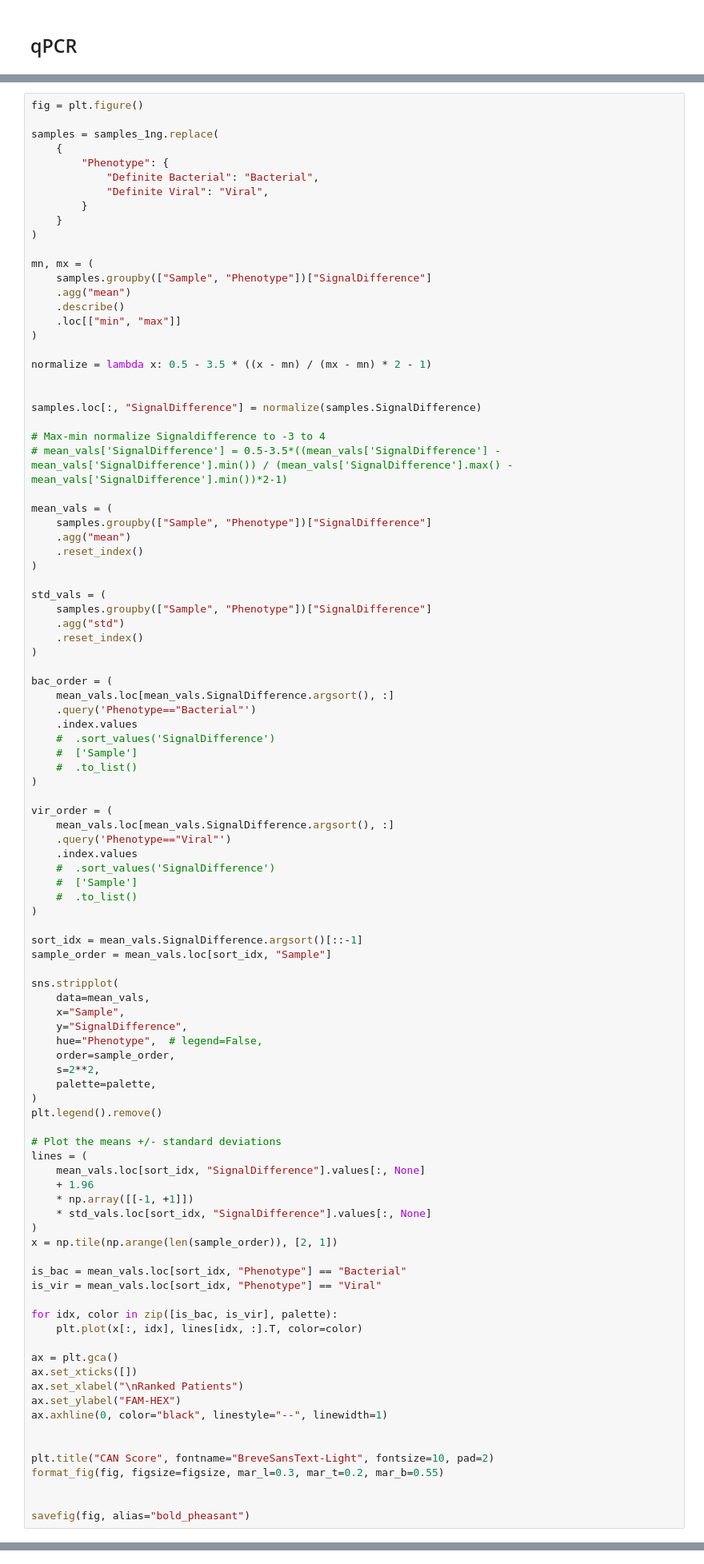
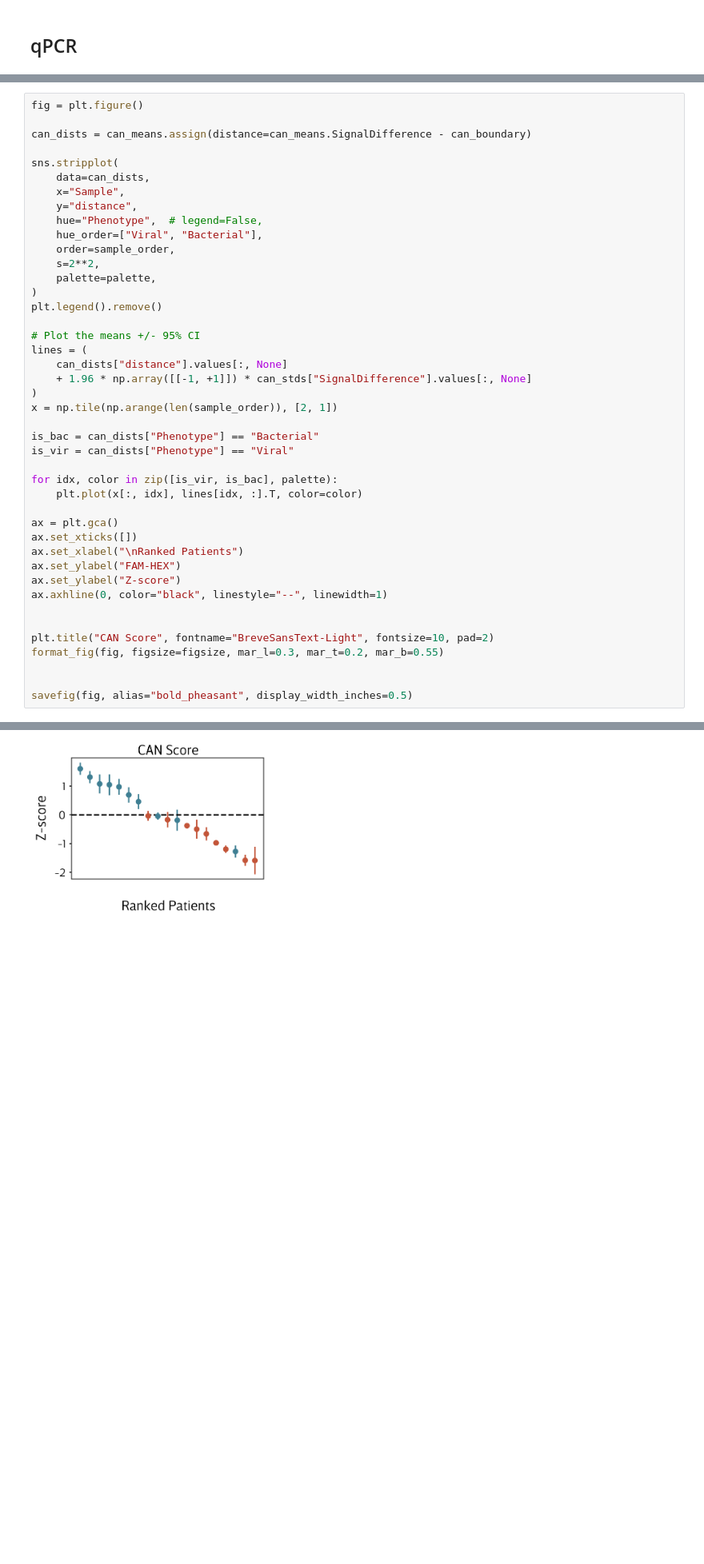
Before and after one commit to JohnGoertz/can-manuscript, a Jupyter notebook: fig_5__happy_jaguar/code/fig_5__happy_jaguar__febrile_signature_experimental.ipynb, the cells around one changed output, grey strips where cells are left out. Shown at 80% size. Drawn from its saved outputs; the diff is of its cells as text; blank space fills up the shorter version.

```diff
--- a/fig_5__happy_jaguar/code/fig_5__happy_jaguar__febrile_signature_experimental.ipynb
+++ b/fig_5__happy_jaguar/code/fig_5__happy_jaguar__febrile_signature_experimental.ipynb
@@ -456,93 +672,38 @@ Saving fig_5E__nervous_octopus in /home/john/projects/can-manuscript/fig_5__happ
 # %%
 fig = plt.figure()
 
-samples = samples_1ng.replace(
-    {
-        "Phenotype": {
-            "Definite Bacterial": "Bacterial",
-            "Definite Viral": "Viral",
-        }
-    }
-)
-
-mn, mx = (
-    samples.groupby(["Sample", "Phenotype"])["SignalDifference"]
-    .agg("mean")
-    .describe()
-    .loc[["min", "max"]]
-)
-
-normalize = lambda x: 0.5 - 3.5 * ((x - mn) / (mx - mn) * 2 - 1)
-
-
-samples.loc[:, "SignalDifference"] = normalize(samples.SignalDifference)
-
-# Max-min normalize Signaldifference to -3 to 4
-# mean_vals['SignalDifference'] = 0.5-3.5*((mean_vals['SignalDifference'] - mean_vals['SignalDifference'].min()) / (mean_vals['SignalDifference'].max() - mean_vals['SignalDifference'].min())*2-1)
-
-mean_vals = (
-    samples.groupby(["Sample", "Phenotype"])["SignalDifference"]
-    .agg("mean")
-    .reset_index()
-)
-
-std_vals = (
-    samples.groupby(["Sample", "Phenotype"])["SignalDifference"]
-    .agg("std")
-    .reset_index()
-)
-
-bac_order = (
-    mean_vals.loc[mean_vals.SignalDifference.argsort(), :]
-    .query('Phenotype=="Bacterial"')
-    .index.values
-    #  .sort_values('SignalDifference')
-    #  ['Sample']
-    #  .to_list()
-)
-
-vir_order = (
-    mean_vals.loc[mean_vals.SignalDifference.argsort(), :]
-    .query('Phenotype=="Viral"')
-    .index.values
-    #  .sort_values('SignalDifference')
-    #  ['Sample']
-    #  .to_list()
-)
-
-sort_idx = mean_vals.SignalDifference.argsort()[::-1]
-sample_order = mean_vals.loc[sort_idx, "Sample"]
+can_dists = can_means.assign(distance=can_means.SignalDifference - can_boundary)
 
 sns.stripplot(
-    data=mean_vals,
+    data=can_dists,
     x="Sample",
-    y="SignalDifference",
+    y="distance",
     hue="Phenotype",  # legend=False,
+    hue_order=["Viral", "Bacterial"],
     order=sample_order,
     s=2**2,
     palette=palette,
 )
 plt.legend().remove()
 
-# Plot the means +/- standard deviations
+# Plot the means +/- 95% CI
 lines = (
-    mean_vals.loc[sort_idx, "SignalDifference"].values[:, None]
-    + 1.96
-    * np.array([[-1, +1]])
-    * std_vals.loc[sort_idx, "SignalDifference"].values[:, None]
+    can_dists["distance"].values[:, None]
+    + 1.96 * np.array([[-1, +1]]) * can_stds["SignalDifference"].values[:, None]
 )
 x = np.tile(np.arange(len(sample_order)), [2, 1])
 
-is_bac = mean_vals.loc[sort_idx, "Phenotype"] == "Bacterial"
-is_vir = mean_vals.loc[sort_idx, "Phenotype"] == "Viral"
+is_bac = can_dists["Phenotype"] == "Bacterial"
+is_vir = can_dists["Phenotype"] == "Viral"
 
-for idx, color in zip([is_bac, is_vir], palette):
+for idx, color in zip([is_vir, is_bac], palette):
     plt.plot(x[:, idx], lines[idx, :].T, color=color)
 
 ax = plt.gca()
 ax.set_xticks([])
 ax.set_xlabel("\nRanked Patients")
 ax.set_ylabel("FAM-HEX")
+ax.set_ylabel("Z-score")
 ax.axhline(0, color="black", linestyle="--", linewidth=1)
 
 
@@ -550,5 +711,5 @@ plt.title("CAN Score", fontname="BreveSansText-Light", fontsize=10, pad=2)
 format_fig(fig, figsize=figsize, mar_l=0.3, mar_t=0.2, mar_b=0.55)
 
 
-savefig(fig, alias="bold_pheasant")
+savefig(fig, alias="bold_pheasant", display_width_inches=0.5)
 # %% [output]
@@ -555,0 +717 @@ Saving fig_5F__bold_pheasant in /home/john/projects/can-manuscript/fig_5__happy_
+[figure, added]
```
Also changed, not shown: parts of 17 cells of this notebook, 26 other files.
